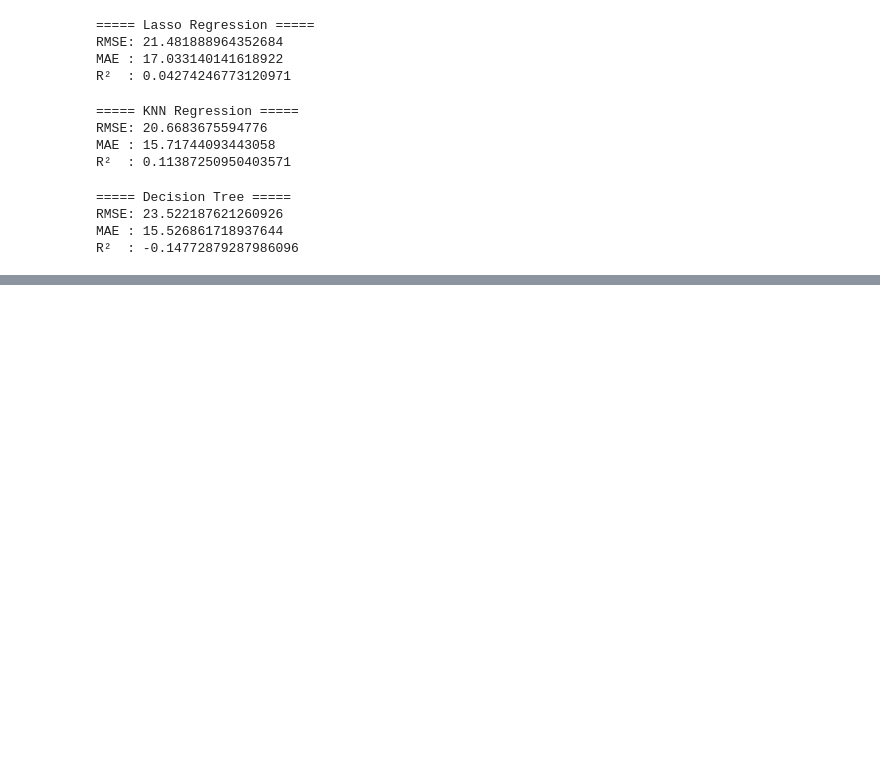
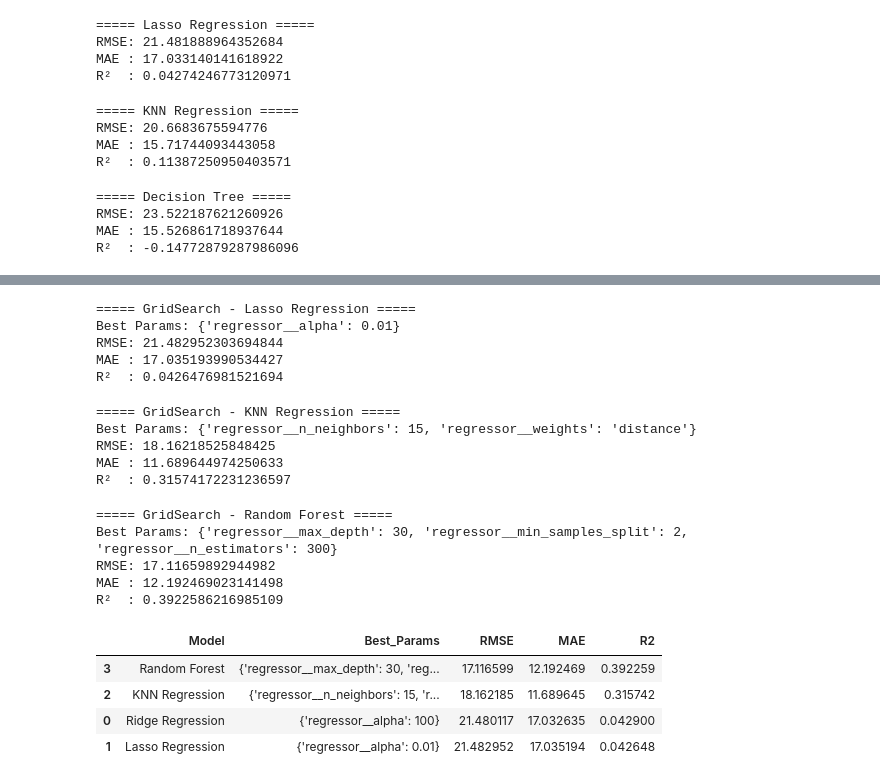
Before and after one commit to theobled/Project-Machine_Learning, a Jupyter notebook: Projet_Machine_Learning.ipynb, the cells around one changed output, grey strips where cells are left out. Drawn from its saved outputs; the diff is of its cells as text; code cells hidden in the pictures; blank space fills up the shorter version.

Commit message:
Gridsearchcv sur les standards models

```diff
--- a/Projet_Machine_Learning.ipynb
+++ b/Projet_Machine_Learning.ipynb
@@ -480,0 +529,78 @@ display(results_df.sort_values(by="RMSE"))
+# %%
+lasso_params = {
+    "regressor__alpha": [0.0001, 0.001, 0.01, 0.1, 1]
+}
+
+lasso_gs = GridSearchCV(
+    Pipeline([("preprocessing", preprocessor),
+              ("regressor", Lasso(max_iter=5000))]),
+    lasso_params,
+    cv=5,
+    scoring="neg_root_mean_squared_error",
+    n_jobs=-1
+)
+
+lasso_gs.fit(X_train, y_train)
+grid_results.append(evaluate_grid("Lasso Regression", lasso_gs))
+# %% [output]
+===== GridSearch - Lasso Regression =====
+Best Params: {'regressor__alpha': 0.01}
+RMSE: 21.482952303694844
+MAE : 17.035193990534427
+R²  : 0.0426476981521694
+# %%
+knn_params = {
+    "regressor__n_neighbors": [3, 5, 7, 9, 11, 15],
+    "regressor__weights": ["uniform", "distance"]
+}
+
+knn_gs = GridSearchCV(
+    Pipeline([("preprocessing", preprocessor),
+              ("regressor", KNeighborsRegressor())]),
+    knn_params,
+    cv=5,
+    scoring="neg_root_mean_squared_error",
+    n_jobs=-1
+)
+
+knn_gs.fit(X_train, y_train)
+grid_results.append(evaluate_grid("KNN Regression", knn_gs))
+# %% [output]
+===== GridSearch - KNN Regression =====
+Best Params: {'regressor__n_neighbors': 15, 'regressor__weights': 'distance'}
+RMSE: 18.16218525848425
+MAE : 11.689644974250633
+R²  : 0.31574172231236597
+# %%
+rf_params = {
+    "regressor__n_estimators": [100, 200, 300],
+    "regressor__max_depth": [None, 10, 20, 30],
+    "regressor__min_samples_split": [2, 5, 10],
+}
+
+rf_gs = GridSearchCV(
+    Pipeline([("preprocessing", preprocessor),
+              ("regressor", RandomForestRegressor(random_state=42))]),
+    rf_params,
+    cv=3,
+    scoring="neg_root_mean_squared_error",
+    n_jobs=-1
+)
+
+rf_gs.fit(X_train, y_train)
+grid_results.append(evaluate_grid("Random Forest", rf_gs))
+# %% [output]
+===== GridSearch - Random Forest =====
+Best Params: {'regressor__max_depth': 30, 'regressor__min_samples_split': 2, 'regressor__n_estimators': 300}
+RMSE: 17.11659892944982
+MAE : 12.192469023141498
+R²  : 0.3922586216985109
+# %%
+grid_results_df = pd.DataFrame(grid_results)
+display(grid_results_df.sort_values(by="RMSE"))
+# %% [output]
+|  | Model | Best_Params | RMSE | MAE | R2 |
+| 3 | Random Forest | {'regressor__max_depth': 30, 'reg... | 17.116599 | 12.192469 | 0.392259 |
+| 2 | KNN Regression | {'regressor__n_neighbors': 15, 'r... | 18.162185 | 11.689645 | 0.315742 |
+| 0 | Ridge Regression | {'regressor__alpha': 100} | 21.480117 | 17.032635 | 0.042900 |
+| 1 | Lasso Regression | {'regressor__alpha': 0.01} | 21.482952 | 17.035194 | 0.042648 |
```
Also changed, not shown: parts of 6 cells of this notebook, 1 other file.
